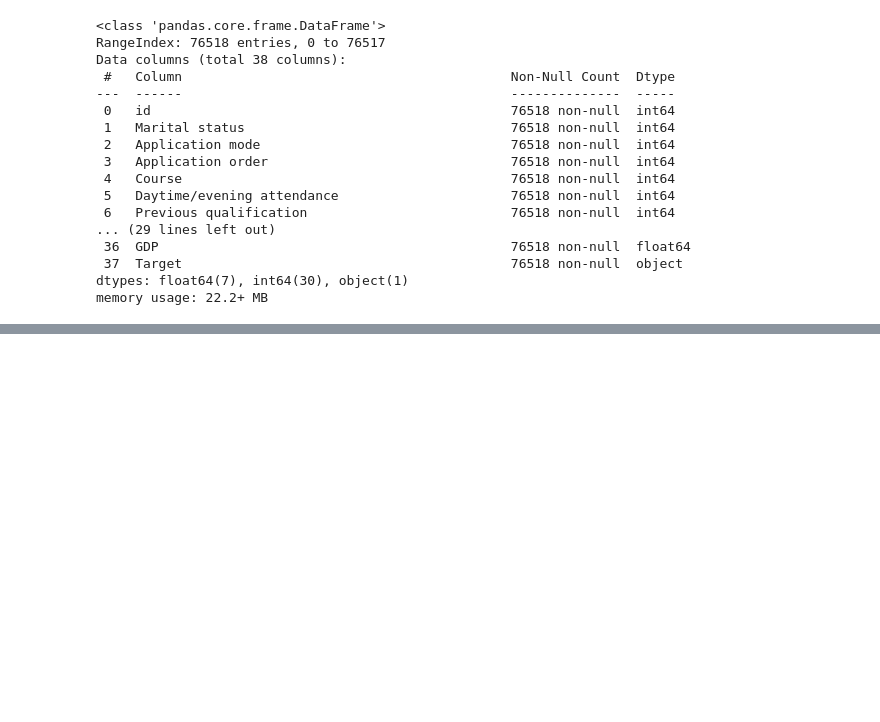
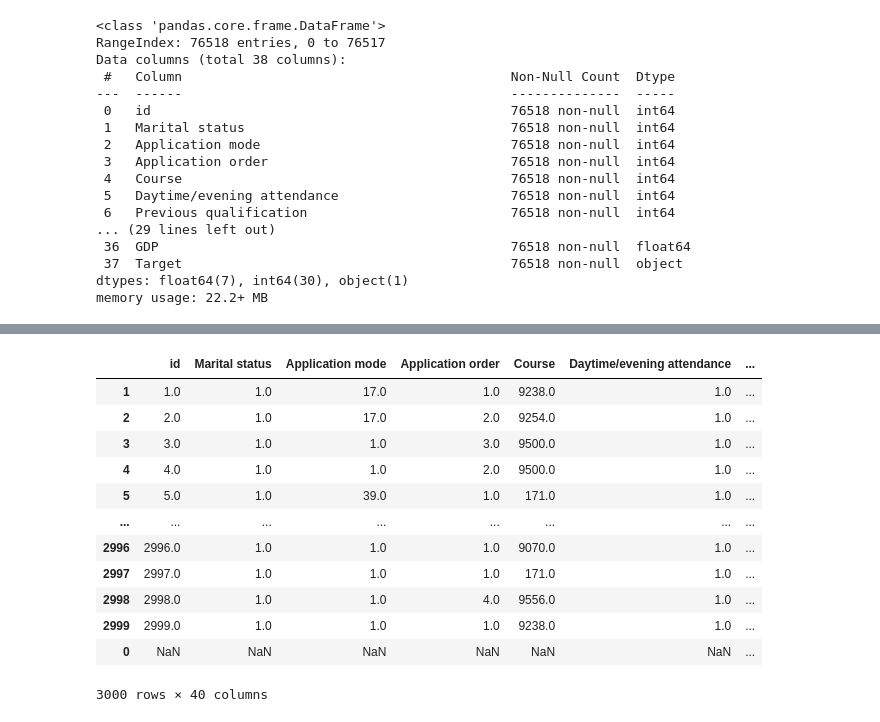
Before and after one commit to gacheru101/Play_ground_series-data, a Jupyter notebook: academic-success.ipynb, the cells around one changed output, grey strips where cells are left out. Cells and saved outputs as stored; diff of their text form; code cells hidden in the pictures; blank space fills up the shorter version.

```diff
--- a/academic-success.ipynb
+++ b/academic-success.ipynb
@@ -90,0 +104,36 @@ print(f"Accuracy: {accuracy}")
+# %%
+from sklearn.pipeline import Pipeline
+from sklearn.compose import ColumnTransformer
+# Separate features and target
+X = df_reduced.drop('Target',axis=1)
+y = df_reduced['Target']
+
+# Reshape y into a 2D array with one column
+y_reshaped = y.values.reshape(-1, 1)
+# Initialize OneHotEncoder
+encoder = OneHotEncoder()
+
+# Fit and transform on 'Category' column
+one_hot_encoded = encoder.fit_transform(y_reshaped)
+
+# Convert sparse matrix to DataFrame
+one_hot_encoded_df = pd.DataFrame(one_hot_encoded.toarray(), columns=encoder.get_feature_names_out(['Target']))
+
+# Concatenate the encoded DataFrame with the original DataFrame excluding the 'Category' column
+data_encoded = pd.concat([df_reduced.drop(columns=['Target']), one_hot_encoded_df], axis=1)
+# %%
+data_encoded
+# %% [output]
+|  | id | Marital status | Application mode | Application order | Course | Daytime/evening attendance | ... |
+| 1 | 1.0 | 1.0 | 17.0 | 1.0 | 9238.0 | 1.0 | ... |
+| 2 | 2.0 | 1.0 | 17.0 | 2.0 | 9254.0 | 1.0 | ... |
+| 3 | 3.0 | 1.0 | 1.0 | 3.0 | 9500.0 | 1.0 | ... |
+| 4 | 4.0 | 1.0 | 1.0 | 2.0 | 9500.0 | 1.0 | ... |
+| 5 | 5.0 | 1.0 | 39.0 | 1.0 | 171.0 | 1.0 | ... |
+| ... | ... | ... | ... | ... | ... | ... | ... |
+| 2996 | 2996.0 | 1.0 | 1.0 | 1.0 | 9070.0 | 1.0 | ... |
+| 2997 | 2997.0 | 1.0 | 1.0 | 1.0 | 171.0 | 1.0 | ... |
+| 2998 | 2998.0 | 1.0 | 1.0 | 4.0 | 9556.0 | 1.0 | ... |
+| 2999 | 2999.0 | 1.0 | 1.0 | 1.0 | 9238.0 | 1.0 | ... |
+| 0 | NaN | NaN | NaN | NaN | NaN | NaN | ... |
+3000 rows × 40 columns
```
Also changed, not shown: parts of 4 cells of this notebook.
